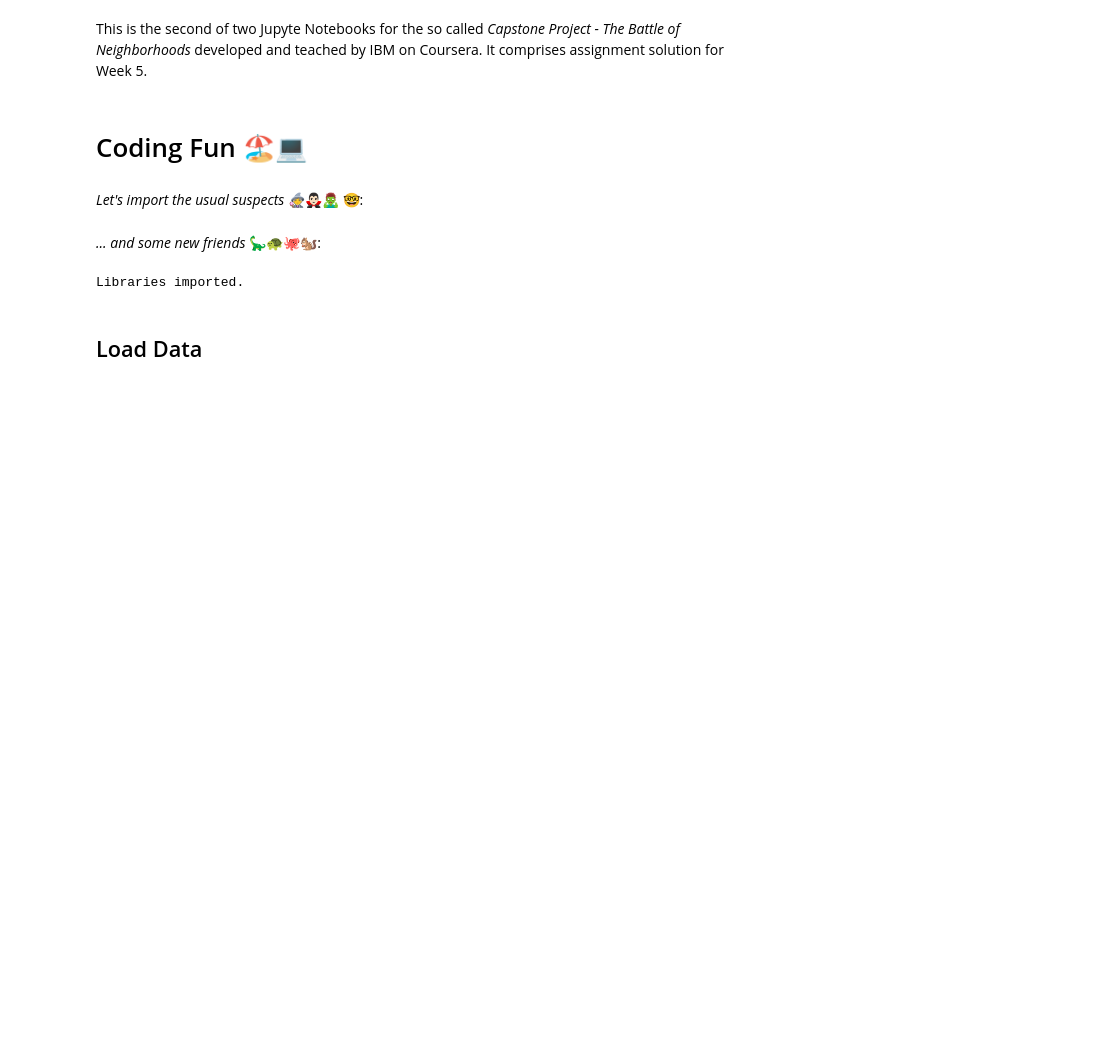
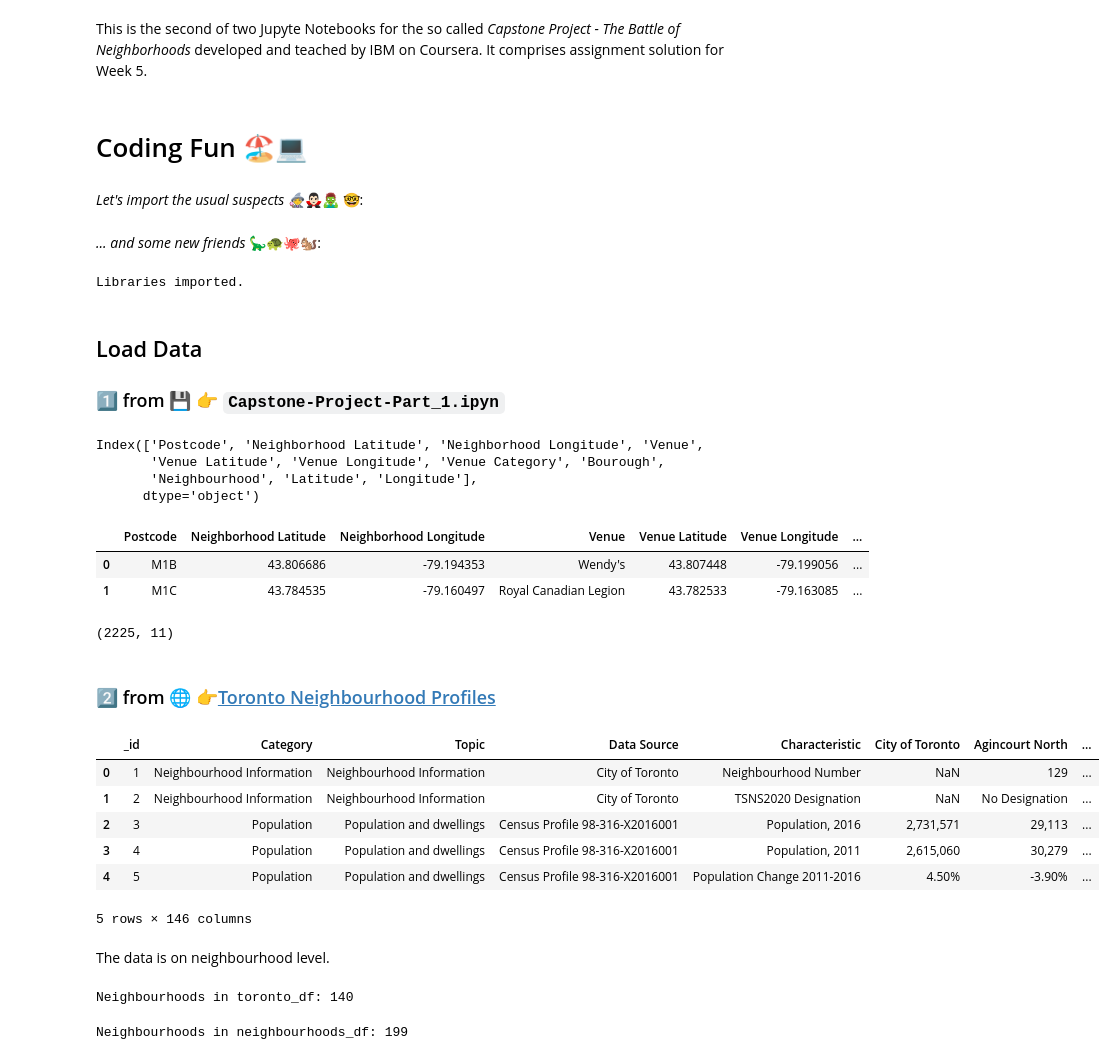
Before and after one commit to dirkkalmbach/IBM-Data-Science-Professional-Certificate, a Jupyter notebook: Capstone-Project-Part_2.ipynb, the cells around one changed output. Cells and saved outputs as stored; diff of their text form; code cells hidden in the pictures; blank space fills up the shorter version.

```diff
--- a/Capstone-Project-Part_2.ipynb
+++ b/Capstone-Project-Part_2.ipynb
@@ -34,4 +34,5 @@ print('Libraries imported.')
 Libraries imported.
 # %% [markdown]
 ## Load Data
+### 1️⃣ from 💾 👉 `Capstone-Project-Part_1.ipyn`
 # %%
@@ -39,0 +40,51 @@ venues = pd.read_pickle("venues.pkl")
+# %%
+df.columns
+# %% [output]
+Index(['Postcode', 'Neighborhood Latitude', 'Neighborhood Longitude', 'Venue',
+       'Venue Latitude', 'Venue Longitude', 'Venue Category', 'Bourough',
+       'Neighbourhood', 'Latitude', 'Longitude'],
+      dtype='object')
+# %%
+df.head(2)
+# %% [output]
+|  | Postcode | Neighborhood Latitude | Neighborhood Longitude | Venue | Venue Latitude | Venue Longitude | ... |
+| 0 | M1B | 43.806686 | -79.194353 | Wendy's | 43.807448 | -79.199056 | ... |
+| 1 | M1C | 43.784535 | -79.160497 | Royal Canadian Legion | 43.782533 | -79.163085 | ... |
+# %%
+df.shape
+# %% [output]
+(2225, 11)
+# %% [markdown]
+### 2️⃣ from 🌐 👉[Toronto Neighbourhood Profiles](https://ckan0.cf.opendata.inter.prod-toronto.ca/download_resource/ef0239b1-832b-4d0b-a1f3-4153e53b189e?format=csv)
+# %%
+# only download if not in folder data
+try:
+    toronto_df = pd.read_csv("data/neighbourhood-profiles-2016-csv.csv")
+except:
+    url="https://ckan0.cf.opendata.inter.prod-toronto.ca/download_resource/ef0239b1-832b-4d0b-a1f3-4153e53b189e?format=csv"
+    toronto_df = pd.read_csv(url) #scrape from wikipedia
+# %%
+toronto_df.head()
+# %% [output]
+|  | _id | Category | Topic | Data Source | Characteristic | City of Toronto | Agincourt North | ... |
+| 0 | 1 | Neighbourhood Information | Neighbourhood Information | City of Toronto | Neighbourhood Number | NaN | 129 | ... |
+| 1 | 2 | Neighbourhood Information | Neighbourhood Information | City of Toronto | TSNS2020 Designation | NaN | No Designation | ... |
+| 2 | 3 | Population | Population and dwellings | Census Profile 98-316-X2016001 | Population, 2016 | 2,731,571 | 29,113 | ... |
+| 3 | 4 | Population | Population and dwellings | Census Profile 98-316-X2016001 | Population, 2011 | 2,615,060 | 30,279 | ... |
+| 4 | 5 | Population | Population and dwellings | Census Profile 98-316-X2016001 | Population Change 2011-2016 | 4.50% | -3.90% | ... |
+5 rows × 146 columns
+# %% [markdown]
+The data is on neighbourhood level.
+# %%
+neighbourhoods_toronto = toronto_df.columns[6:]
+print ("Neighbourhoods in toronto_df:", len(neighbourhoods_toronto))
+# %% [output]
+Neighbourhoods in toronto_df: 140
+# %%
+neighbourhoods_df = set()
+for cell in df.Neighbourhood:
+    for item in cell:
+        neighbourhoods_df.add(item)
+print ("Neighbourhoods in neighbourhoods_df:", len(neighbourhoods_df))
+# %% [output]
+Neighbourhoods in neighbourhoods_df: 199
```
Also changed, not shown: parts of 18 cells of this notebook, 11 other files.
